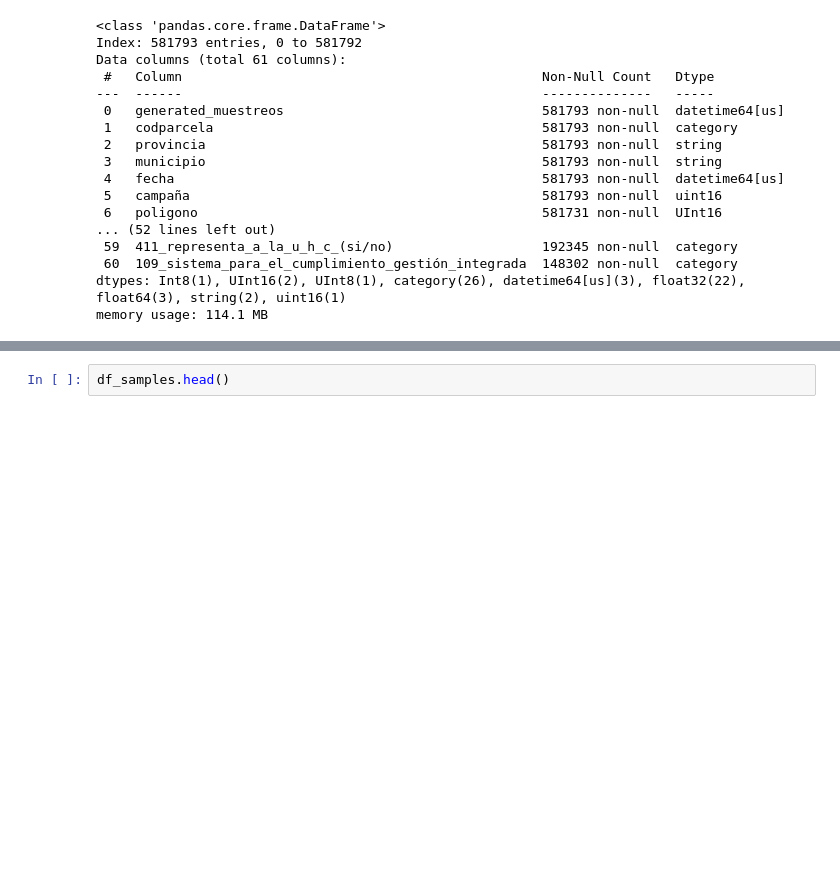
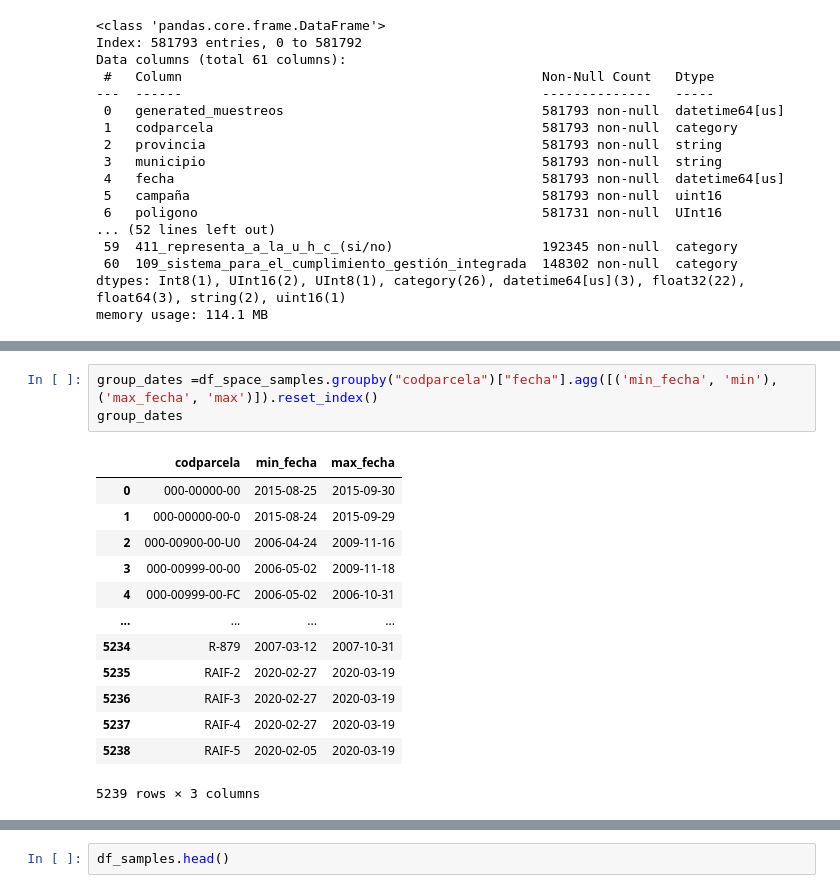
Before and after one commit to Zrive/zrive-ds-4q23-olive, a Jupyter notebook: src/explore_carlos.ipynb, the cells around one changed output, grey strips where cells are left out. Drawn from its saved outputs; the diff is of its cells as text; blank space fills up the shorter version.

```diff
--- a/src/explore_carlos.ipynb
+++ b/src/explore_carlos.ipynb
@@ -31,0 +97,17 @@ memory usage: 114.1 MB
+# %%
+group_dates =df_space_samples.groupby("codparcela")["fecha"].agg([('min_fecha', 'min'), ('max_fecha', 'max')]).reset_index()
+group_dates
+# %% [output]
+|  | codparcela | min_fecha | max_fecha |
+| 0 | 000-00000-00 | 2015-08-25 | 2015-09-30 |
+| 1 | 000-00000-00-0 | 2015-08-24 | 2015-09-29 |
+| 2 | 000-00900-00-U0 | 2006-04-24 | 2009-11-16 |
+| 3 | 000-00999-00-00 | 2006-05-02 | 2009-11-18 |
+| 4 | 000-00999-00-FC | 2006-05-02 | 2006-10-31 |
+| ... | ... | ... | ... |
+| 5234 | R-879 | 2007-03-12 | 2007-10-31 |
+| 5235 | RAIF-2 | 2020-02-27 | 2020-03-19 |
+| 5236 | RAIF-3 | 2020-02-27 | 2020-03-19 |
+| 5237 | RAIF-4 | 2020-02-27 | 2020-03-19 |
+| 5238 | RAIF-5 | 2020-02-05 | 2020-03-19 |
+5239 rows × 3 columns
```
Also changed, not shown: parts of 22 cells of this notebook, 5 other files.
